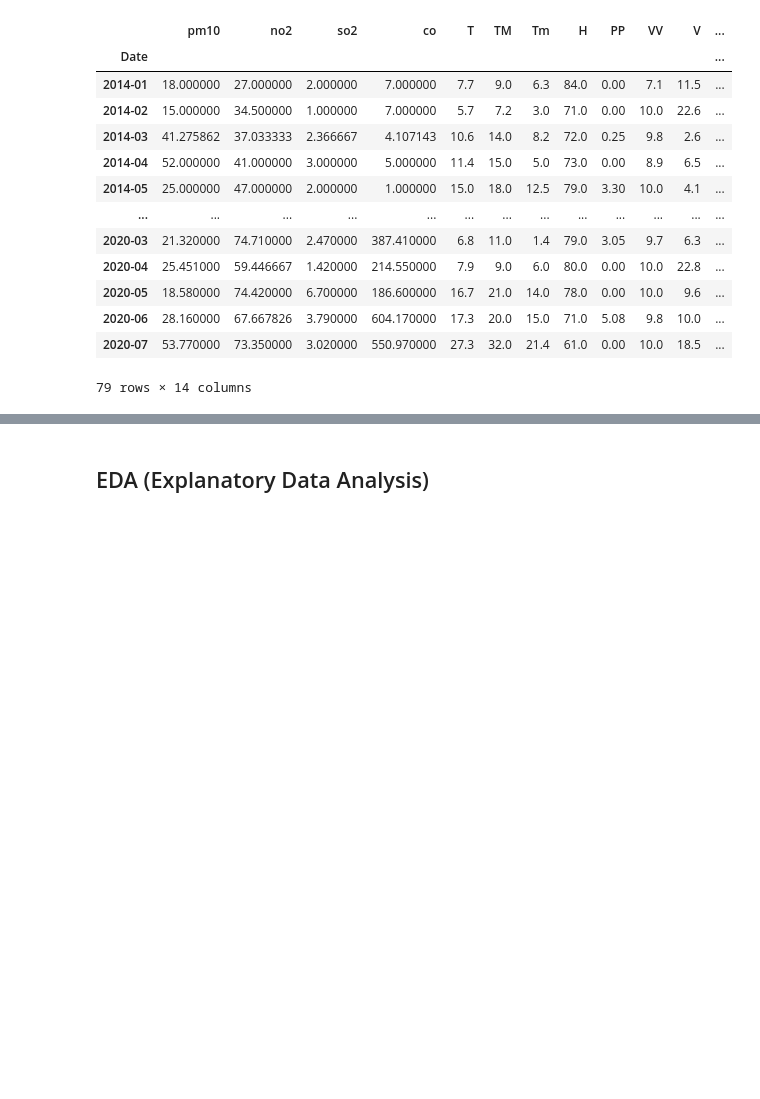
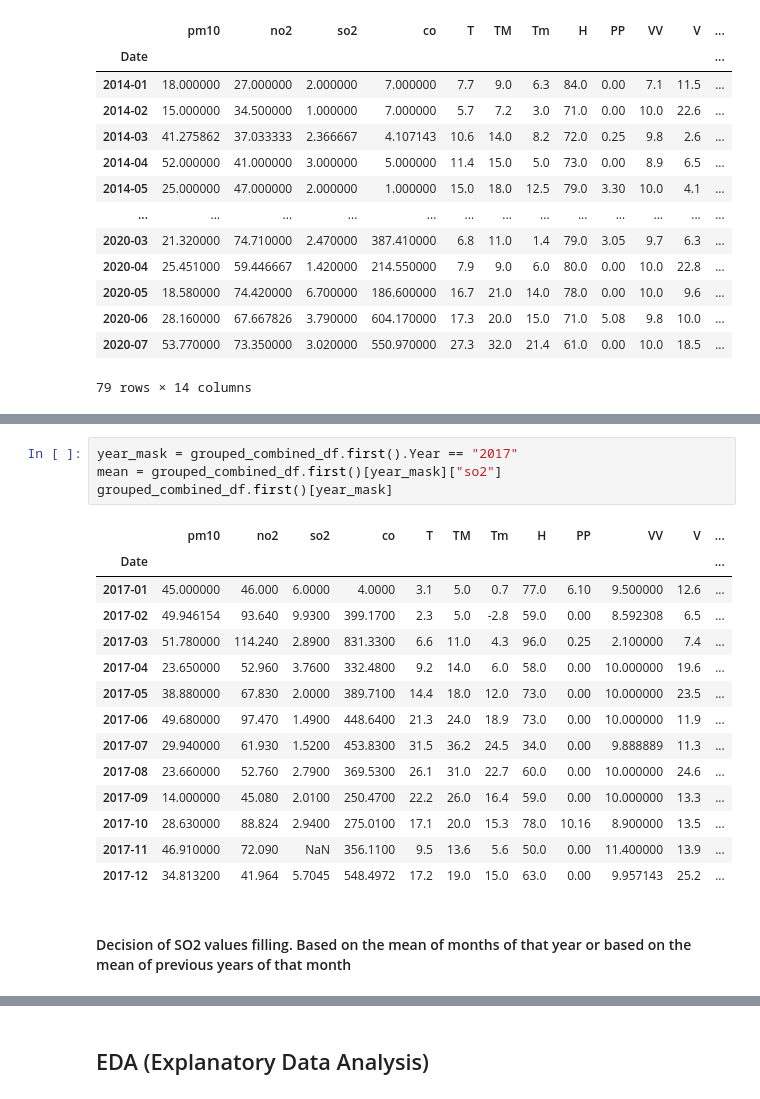
Before and after one commit to erolerdogan/AirQuality_in_Istanbul, a Jupyter notebook: AQI_in_Istanbul.ipynb, the cells around one changed output, grey strips where cells are left out. Saved outputs shown, nothing was run; the diff lists cells and outputs as text; blank space fills up the shorter version.

```diff
--- a/AQI_in_Istanbul.ipynb
+++ b/AQI_in_Istanbul.ipynb
@@ -487,0 +491,21 @@ Name: Month, Length: 79, dtype: object
+# %%
+year_mask = grouped_combined_df.first().Year == "2017"
+mean = grouped_combined_df.first()[year_mask]["so2"]
+grouped_combined_df.first()[year_mask]
+# %% [output]
+|  | pm10 | no2 | so2 | co | T | TM | Tm | H | PP | VV | V | ... |
+| Date |  |  |  |  |  |  |  |  |  |  |  | ... |
+| 2017-01 | 45.000000 | 46.000 | 6.0000 | 4.0000 | 3.1 | 5.0 | 0.7 | 77.0 | 6.10 | 9.500000 | 12.6 | ... |
+| 2017-02 | 49.946154 | 93.640 | 9.9300 | 399.1700 | 2.3 | 5.0 | -2.8 | 59.0 | 0.00 | 8.592308 | 6.5 | ... |
+| 2017-03 | 51.780000 | 114.240 | 2.8900 | 831.3300 | 6.6 | 11.0 | 4.3 | 96.0 | 0.25 | 2.100000 | 7.4 | ... |
+| 2017-04 | 23.650000 | 52.960 | 3.7600 | 332.4800 | 9.2 | 14.0 | 6.0 | 58.0 | 0.00 | 10.000000 | 19.6 | ... |
+| 2017-05 | 38.880000 | 67.830 | 2.0000 | 389.7100 | 14.4 | 18.0 | 12.0 | 73.0 | 0.00 | 10.000000 | 23.5 | ... |
+| 2017-06 | 49.680000 | 97.470 | 1.4900 | 448.6400 | 21.3 | 24.0 | 18.9 | 73.0 | 0.00 | 10.000000 | 11.9 | ... |
+| 2017-07 | 29.940000 | 61.930 | 1.5200 | 453.8300 | 31.5 | 36.2 | 24.5 | 34.0 | 0.00 | 9.888889 | 11.3 | ... |
+| 2017-08 | 23.660000 | 52.760 | 2.7900 | 369.5300 | 26.1 | 31.0 | 22.7 | 60.0 | 0.00 | 10.000000 | 24.6 | ... |
+| 2017-09 | 14.000000 | 45.080 | 2.0100 | 250.4700 | 22.2 | 26.0 | 16.4 | 59.0 | 0.00 | 10.000000 | 13.3 | ... |
+| 2017-10 | 28.630000 | 88.824 | 2.9400 | 275.0100 | 17.1 | 20.0 | 15.3 | 78.0 | 10.16 | 8.900000 | 13.5 | ... |
+| 2017-11 | 46.910000 | 72.090 | NaN | 356.1100 | 9.5 | 13.6 | 5.6 | 50.0 | 0.00 | 11.400000 | 13.9 | ... |
+| 2017-12 | 34.813200 | 41.964 | 5.7045 | 548.4972 | 17.2 | 19.0 | 15.0 | 63.0 | 0.00 | 9.957143 | 25.2 | ... |
+# %% [markdown]
+#### Decision of SO2 values filling. Based on the mean of months of that year or based on the mean of previous years of that month
```
Also changed, not shown: parts of 19 cells of this notebook.
